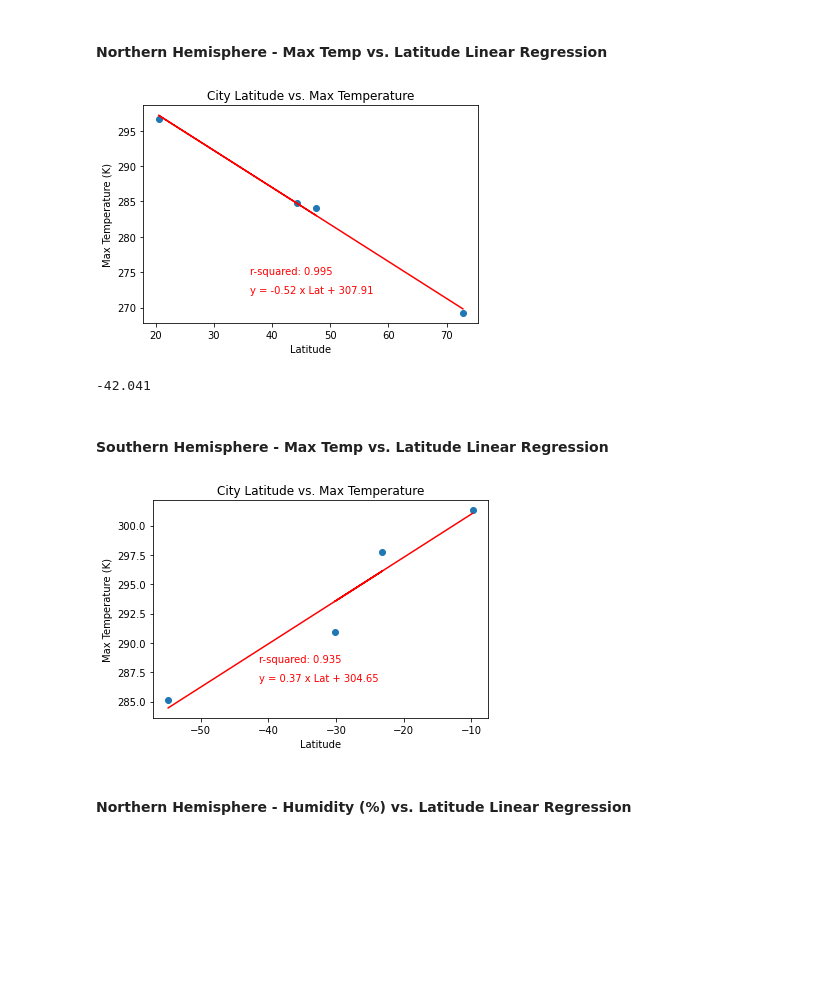
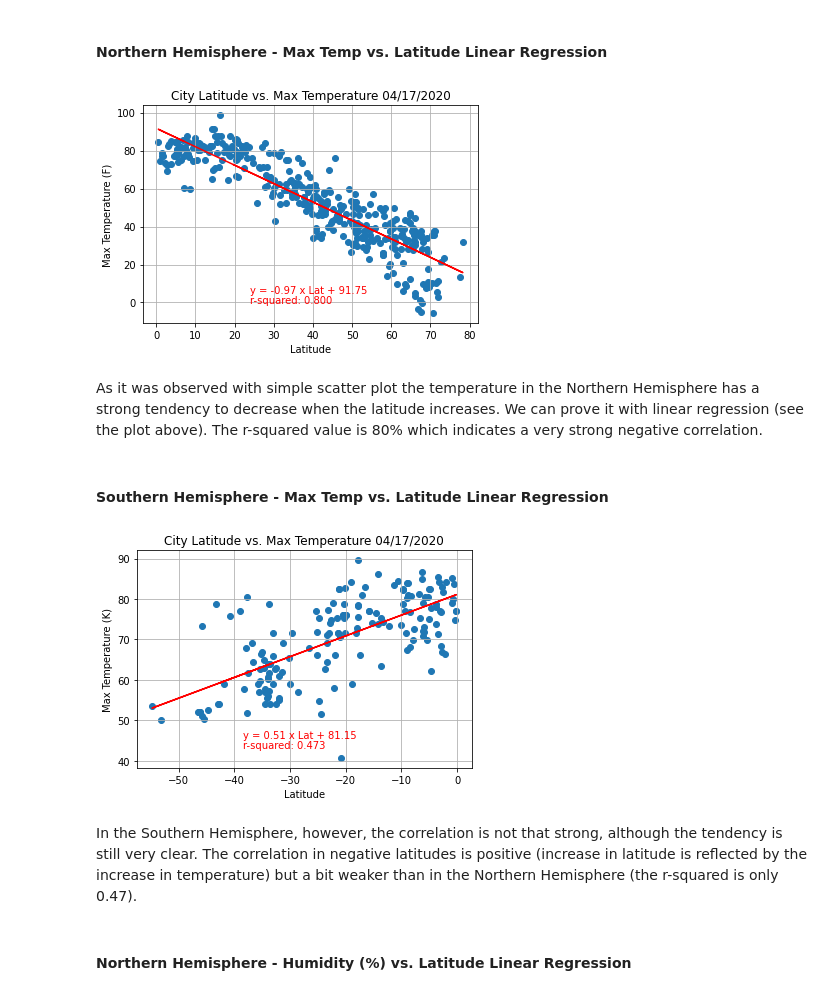
Before and after one commit to kyraha/UMN_HW06_python-api-challenge, a Jupyter notebook: WeatherPy/WeatherPy.ipynb, the cells around one changed output. Cells and saved outputs as stored; diff of their text form; code cells hidden in the pictures; blank space fills up the shorter version.

```diff
--- a/WeatherPy/WeatherPy.ipynb
+++ b/WeatherPy/WeatherPy.ipynb
@@ -139,0 +169,5 @@ df_cities
+# %%
+# Convert Kelvins to Fahrenheit, use formula from metric-conversions.org
+
+df_cities["Max Temp"] = (df_cities["Max Temp"] - 273.15)* 1.8000 + 32.00
+df_cities
@@ -227,41 +302,41 @@ plt.show()
 ## Linear Regression
 # %%
 # OPTIONAL: Create a function to create Linear Regression plots
-def fit_plot(x, y, field, units):
+def fit_plot(x, y, field, units, pngname):
     ann_x = x.min() + (x.max() - x.min())*0.3
     ann_y = y.min() + (y.max() - y.min())*0.1
-    ann_r = y.min() + (y.max() - y.min())*0.2
+    ann_r = y.min() + (y.max() - y.min())*0.05
     lreg = linregress(x, y)
-    plt.title(f"City Latitude vs. {field}")
+    plt.title(f"City Latitude vs. {field} {asof_date}")
     plt.scatter(x, y, label="Original data")
     plt.plot(x, lreg.slope*x + lreg.intercept, color="red", label="Fitted line")
     plt.annotate(f"y = {lreg.slope:.2f} x Lat + {lreg.intercept:.2f}", xy=(ann_x,ann_y), color="red")
     plt.annotate(f"r-squared: {lreg.rvalue**2:.3f}", xy=(ann_x,ann_r), color="red")
     plt.xlabel("Latitude")
     plt.ylabel(f"{field} ({units})")
+    plt.grid(True)
+    plt.savefig(f"output_data/{pngname}.png")
     plt.show()
 # %%
 # Create Northern and Southern Hemisphere DataFrames
 df_northern = df_clean_cities[df_clean_cities["Lat"] >= 0]
-df_southern = df_clean_cities[df_clean_cities["Lat"] <= 0]
+df_southern = df_clean_cities[df_clean_cities["Lat"] < 0]
 # %% [markdown]
 ####  Northern Hemisphere - Max Temp vs. Latitude Linear Regression
 # %%
-fit_plot(df_northern["Lat"], df_northern["Max Temp"], "Max Temperature", "K")
+fit_plot(df_northern["Lat"], df_northern["Max Temp"], "Max Temperature", "F", "max_temp_north")
 # %% [output]
-[figure, old version]
+[figure, new version]
-# %%
-mi = df_clean_cities["Lat"].min()
-ma = df_clean_cities["Lat"].max()
-mi + (ma - mi)*0.1
-# %% [output]
--42.041
+# %% [markdown]
+As it was observed with simple scatter plot the temperature in the Northern Hemisphere has a strong tendency to decrease when the latitude increases. We can prove it with linear regression (see the plot above). The r-squared value is 80% which indicates a very strong negative correlation.
 # %% [markdown]
 ####  Southern Hemisphere - Max Temp vs. Latitude Linear Regression
 # %%
-fit_plot(df_southern["Lat"], df_southern["Max Temp"], "Max Temperature", "K")
+fit_plot(df_southern["Lat"], df_southern["Max Temp"], "Max Temperature", "K", "max_temp_south")
 # %% [output]
-[figure, old version]
+[figure, new version]
+# %% [markdown]
+In the Southern Hemisphere, however, the correlation is not that strong, although the tendency is still very clear. The correlation in negative latitudes is positive (increase in latitude is reflected by the increase in temperature) but a bit weaker than in the Northern Hemisphere (the r-squared is only 0.47).
 # %% [markdown]
 ####  Northern Hemisphere - Humidity (%) vs. Latitude Linear Regression
 # %%
```
Also changed, not shown: parts of 32 cells of this notebook, 14 other files.
